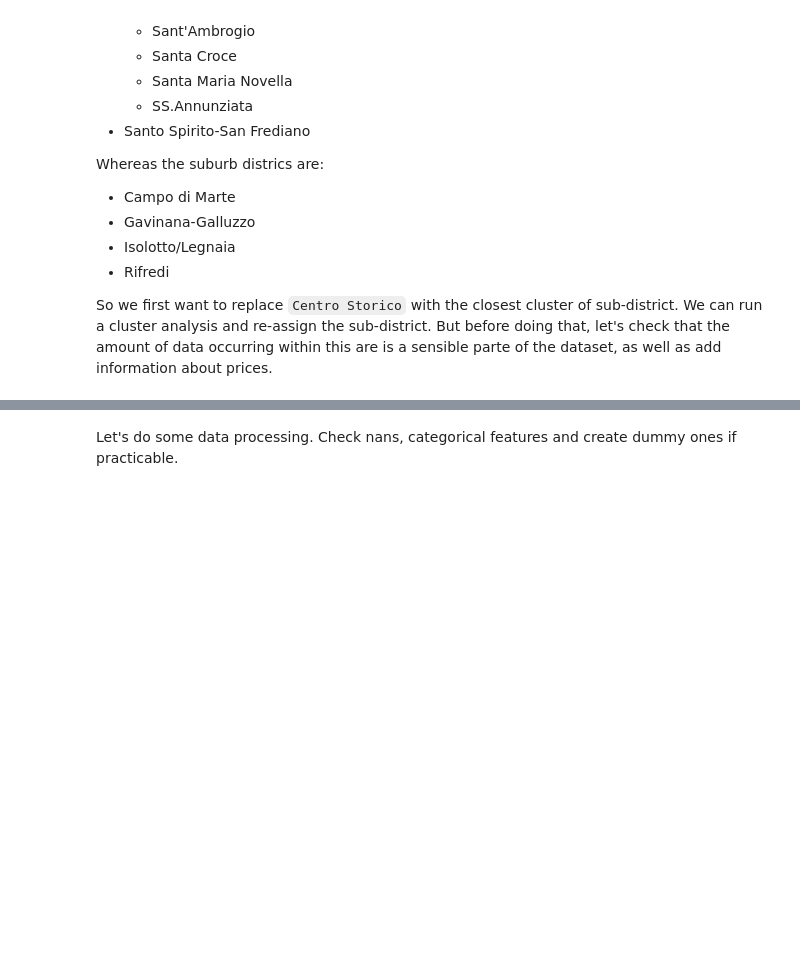
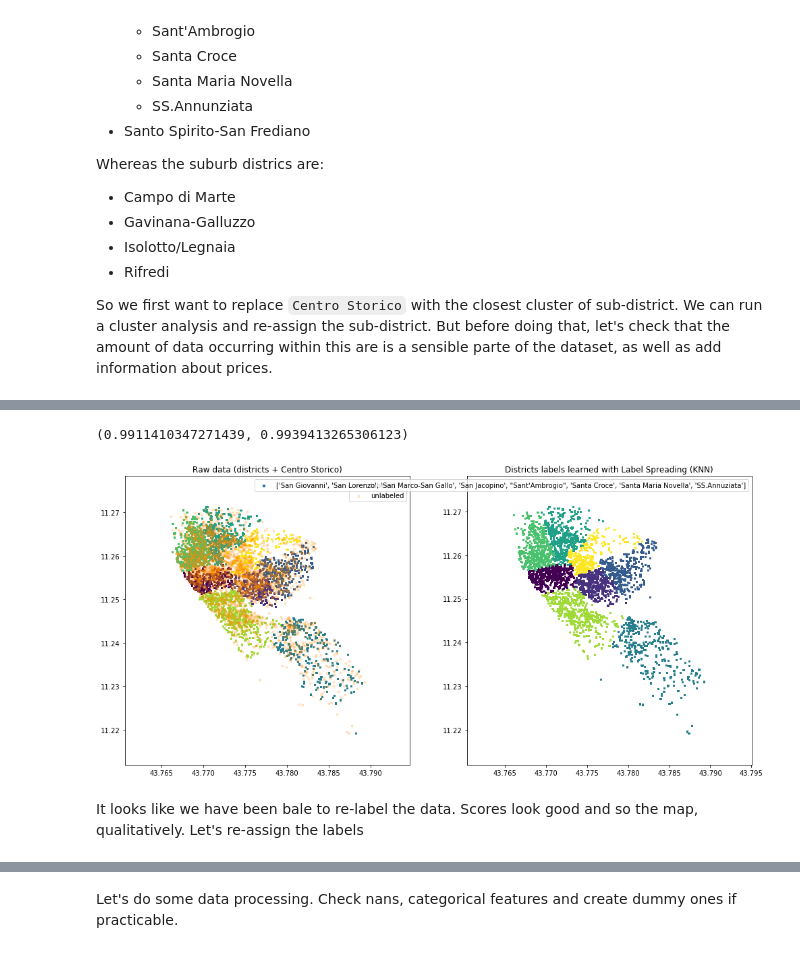
Before and after one commit to claudiocmp/airbnb_florence, a Jupyter notebook: florence_listings.ipynb, the cells around one changed output, grey strips where cells are left out. Saved outputs shown, nothing was run; the diff lists cells and outputs as text; code cells hidden in the pictures; blank space fills up the shorter version.

```diff
--- a/florence_listings.ipynb
+++ b/florence_listings.ipynb
@@ -531,0 +587,3 @@ Ok, let's jump into the clustering and see if that fits our purpose.
+# %%
+df_cc = df_kernel2[df_kernel2['neighbourhood'].isin(cc_tot)]
+df_cc
@@ -531,0 +643,42 @@ Ok, let's jump into the clustering and see if that fits our purpose.
+# %%
+# instantiate, fit the model and get results for lable spreading
+ls_model = LabelSpreading(kernel='knn', alpha=0.8, max_iter=200)
+ls_model.fit(X,y[label].values.squeeze())
+output_label = ls_model.transduction_
+# score
+score_lb  = ls_model.score(X[y[label[0]]!=-1],output_label[y[label[0]]!=-1]) #labelled
+score_ulb = ls_model.score(X[y[label[0]]==-1],output_label[y[label[0]]==-1]) #unlabelled
+score_lb, score_ulb
+# %% [output]
+(0.9911410347271439, 0.9939413265306123)
+# %%
+# plot results
+plt.figure(figsize=(15, 7))
+# labelled and unlablled data
+plt.subplot(1, 2, 1)
+plt.scatter(X[y[label[0]]!=-1].iloc[:,0].values,
+            X[y[label[0]]!=-1].iloc[:,1].values,
+            c=output_label[y[label[0]]!=-1],
+            marker='s', lw=0, label="labeled", s=10)
+plt.scatter(X[y[label[0]]==-1].iloc[:,0].values,
+            X[y[label[0]]==-1].iloc[:,1].values,
+            color='darkorange',
+            alpha=0.2,
+            marker='.', label='unlabeled')
+plt.legend(scatterpoints=1, shadow=False, loc='upper right')
+plt.title("Raw data (districts + Centro Storico)")
+# label spreading
+plt.subplot(1, 2, 2)
+plt.scatter(X[y[label[0]]==-1].iloc[:,0].values,
+            X[y[label[0]]==-1].iloc[:,1].values,
+            c=output_label[y[label[0]]==-1],
+            marker='s', lw=0, s=10, label=list(inverse_feat_map.values()))
+plt.legend(scatterpoints=1, shadow=False, loc='upper right')
+plt.title("Districts labels learned with Label Spreading (KNN)")
+# plot
+plt.subplots_adjust(left=0.07, bottom=0.07, right=0.93, top=0.92)
+plt.show()
+# %% [output]
+[figure, added]
+# %% [markdown]
+It looks like we have been bale to re-label the data. Scores look good and so the map, qualitatively. Let's re-assign the labels
```
Also changed, not shown: parts of 84 cells of this notebook.
